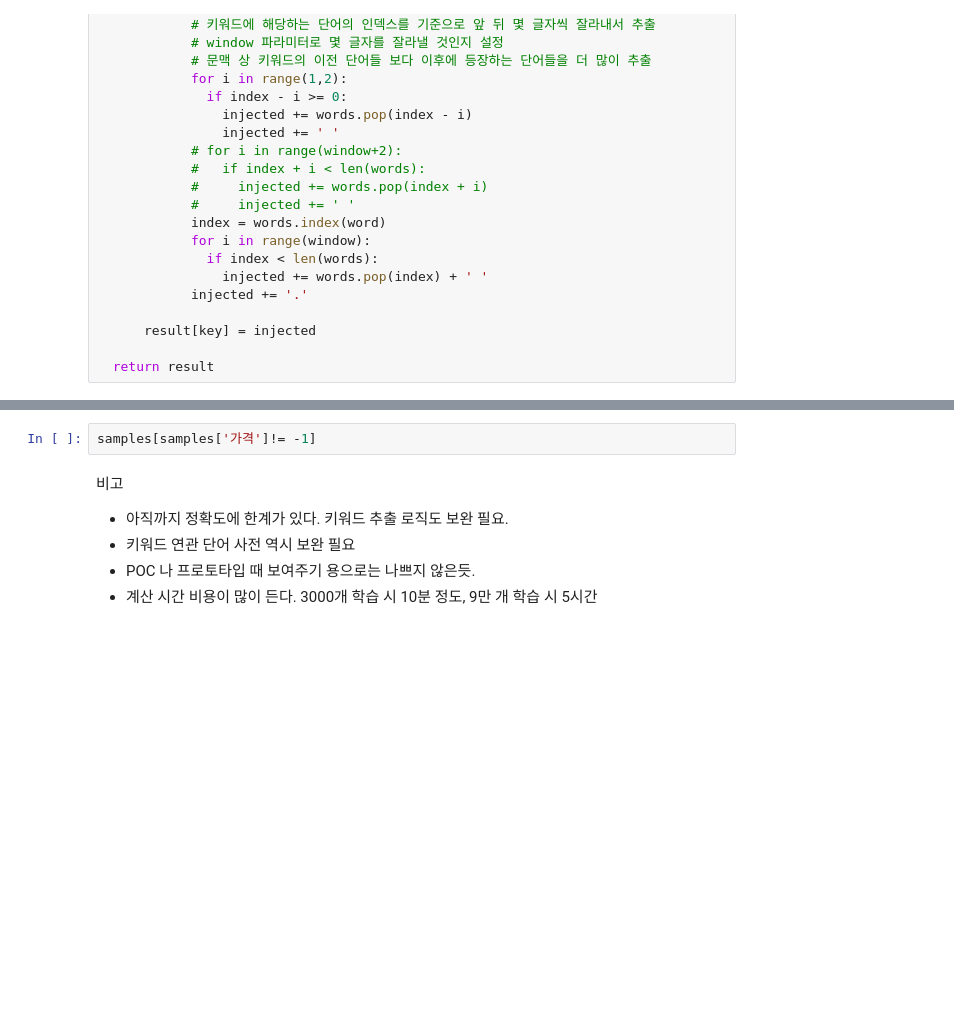
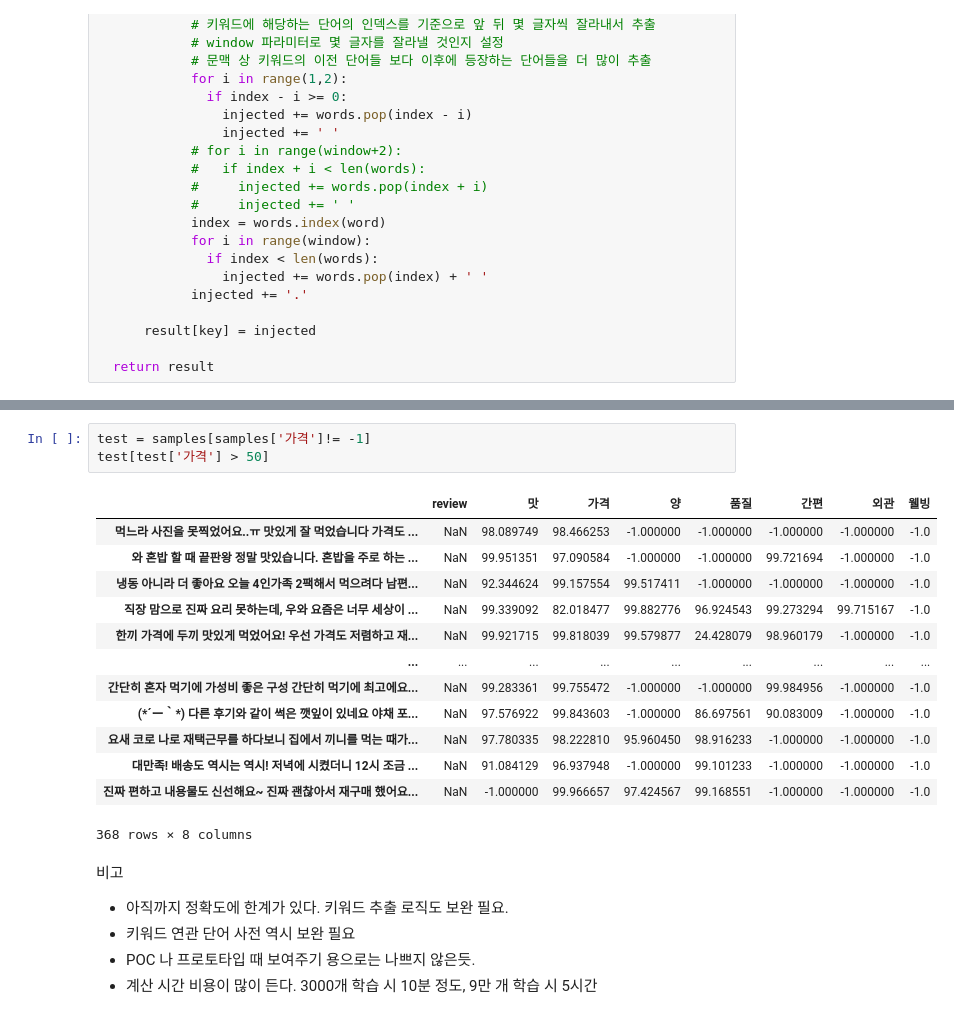
Before and after one commit to damdam-develop/modeling, a Jupyter notebook: code/keyword_model.ipynb, the cells around one changed output, grey strips where cells are left out. Drawn from its saved outputs; the diff is of its cells as text; blank space fills up the shorter version.

```diff
--- a/code/keyword_model.ipynb
+++ b/code/keyword_model.ipynb
@@ -194,5 +250,20 @@ samples[samples['맛'] != -1]
 # %%
-samples[samples['가격']!= -1]
+test = samples[samples['가격']!= -1]
+test[test['가격'] > 50]
+# %% [output]
+|  | review | 맛 | 가격 | 양 | 품질 | 간편 | 외관 | 웰빙 |
+| 먹느라 사진을 못찍었어요..ㅠ 맛있게 잘 먹었습니다 가격도 ... | NaN | 98.089749 | 98.466253 | -1.000000 | -1.000000 | -1.000000 | -1.000000 | -1.0 |
+| 와 혼밥 할 때 끝판왕 정말 맛있습니다. 혼밥을 주로 하는 ... | NaN | 99.951351 | 97.090584 | -1.000000 | -1.000000 | 99.721694 | -1.000000 | -1.0 |
+| 냉동 아니라 더 좋아요 오늘 4인가족 2팩해서 먹으려다 남편... | NaN | 92.344624 | 99.157554 | 99.517411 | -1.000000 | -1.000000 | -1.000000 | -1.0 |
+| 직장 맘으로 진짜 요리 못하는데, 우와 요즘은 너무 세상이 ... | NaN | 99.339092 | 82.018477 | 99.882776 | 96.924543 | 99.273294 | 99.715167 | -1.0 |
+| 한끼 가격에 두끼 맛있게 먹었어요! 우선 가격도 저렴하고 재... | NaN | 99.921715 | 99.818039 | 99.579877 | 24.428079 | 98.960179 | -1.000000 | -1.0 |
+| ... | ... | ... | ... | ... | ... | ... | ... | ... |
+| 간단히 혼자 먹기에 가성비 좋은 구성 간단히 먹기에 최고에요... | NaN | 99.283361 | 99.755472 | -1.000000 | -1.000000 | 99.984956 | -1.000000 | -1.0 |
+| (*´ー｀*) 다른 후기와 같이 썩은 깻잎이 있네요 야채 포... | NaN | 97.576922 | 99.843603 | -1.000000 | 86.697561 | 90.083009 | -1.000000 | -1.0 |
+| 요새 코로 나로 재택근무를 하다보니 집에서 끼니를 먹는 때가... | NaN | 97.780335 | 98.222810 | 95.960450 | 98.916233 | -1.000000 | -1.000000 | -1.0 |
+| 대만족! 배송도 역시는 역시! 저녁에 시켰더니 12시 조금 ... | NaN | 91.084129 | 96.937948 | -1.000000 | 99.101233 | -1.000000 | -1.000000 | -1.0 |
+| 진짜 편하고 내용물도 신선해요~ 진짜 괜찮아서 재구매 했어요... | NaN | -1.000000 | 99.966657 | 97.424567 | 99.168551 | -1.000000 | -1.000000 | -1.0 |
+368 rows × 8 columns
 # %% [markdown]
 비고
  * 아직까지 정확도에 한계가 있다. 키워드 추출 로직도 보완 필요.
```
Also changed, not shown: parts of 13 cells of this notebook.
